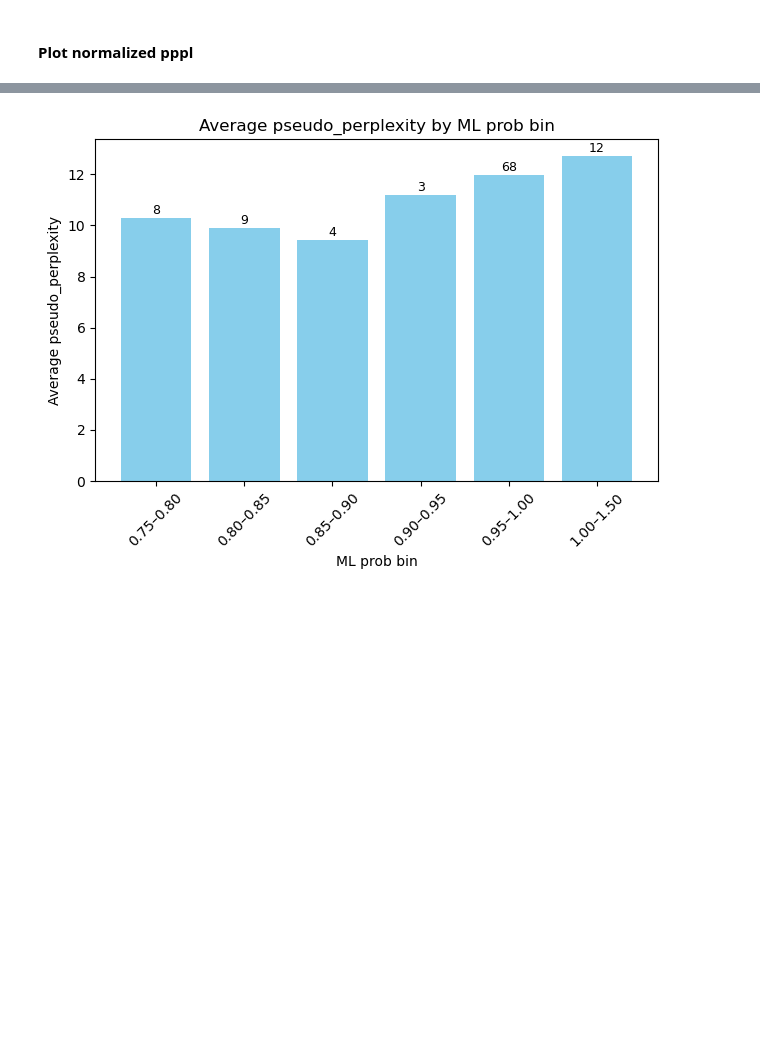
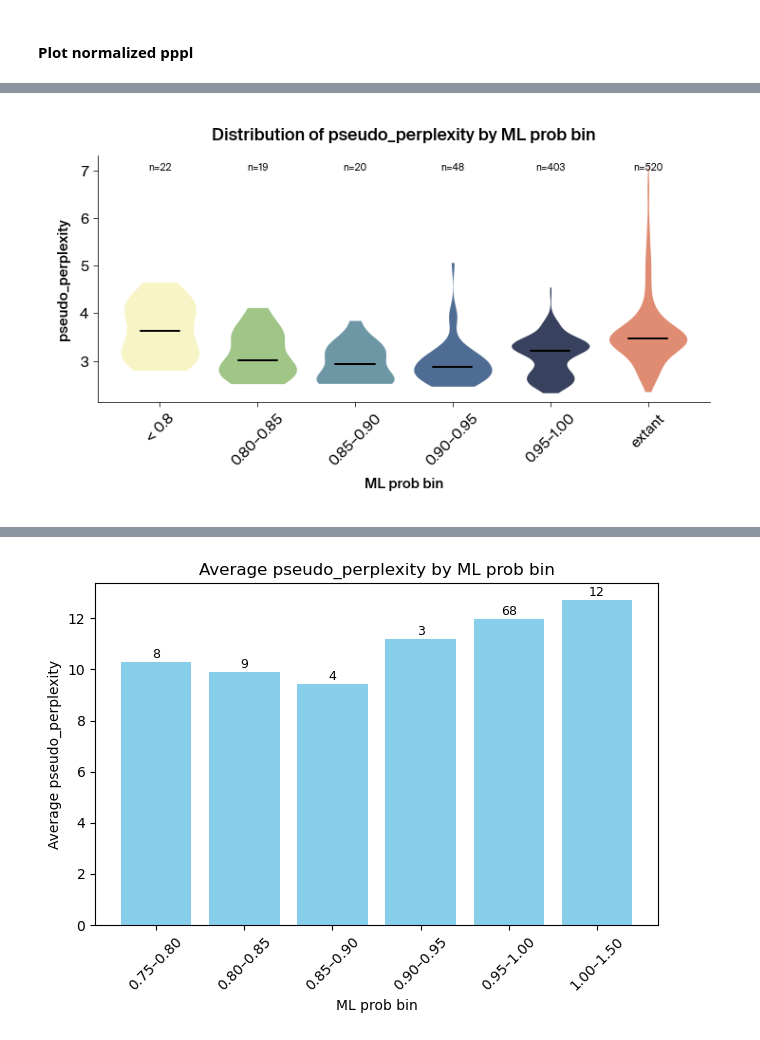
Before and after one commit to Arcadia-Science/2025-asr-plms, a Jupyter notebook: analyze_asr_esm2_complete.ipynb, the cells around one changed output, grey strips where cells are left out. Drawn from its saved outputs; the diff is of its cells as text; code cells hidden in the pictures; blank space fills up the shorter version.

```diff
--- a/analyze_asr_esm2_complete.ipynb
+++ b/analyze_asr_esm2_complete.ipynb
@@ -415,0 +409,87 @@ full_data
+# %%
+def box_plot(orig_input_df, bins, bin_labels, custom_colors, violin=False, show_stat='median'):
+    import matplotlib.pyplot as plt
+    import pandas as pd
+    import seaborn as sns
+
+    input_df = orig_input_df.copy()
+
+    # Bin the ML prob values using custom labels
+    input_df['ML_prob_bin'] = pd.cut(
+        input_df['ML prob'],
+        bins=bins,
+        labels=bin_labels,
+        include_lowest=True
+    )
+
+    # Drop rows with missing bin assignments or pseudo_perplexity
+    input_df = input_df.dropna(subset=['ML_prob_bin', 'pseudo_perplexity'])
+
+    # Count samples per bin
+    bin_counts = input_df['ML_prob_bin'].value_counts().sort_index()
+
+    # Calculate medians or means for each bin
+    group_stats = input_df.groupby('ML_prob_bin')['pseudo_perplexity'].agg(show_stat).values
+
+    # Plot
+    fig, ax = plt.subplots(figsize=(10, 6))
+
+    sns.violinplot(
+        x='ML_prob_bin',
+        y='pseudo_perplexity',
+        data=input_df,
+        ax=ax,
+        inner=None,
+        cut=0,
+        palette=custom_colors
+    )
+
+    # Add horizontal stat lines (mean or median)
+    for i, stat in enumerate(group_stats):
+        ax.plot([i - 0.2, i + 0.2], [stat, stat], color='black', linewidth=2)
+
+    # Labeling
+    ax.set_xlabel('ML prob bin')
+    ax.set_ylabel('pseudo_perplexity')
+    ax.set_title('Distribution of pseudo_perplexity by ML prob bin')
+    plt.suptitle("")
+
+    # Add group sizes slightly below top
+    y_max = ax.get_ylim()[1]
+    y_min = ax.get_ylim()[0]
+    offset = 0.03 * (y_max - y_min)
+
+    for i, (label, count) in enumerate(bin_counts.items()):
+        ax.text(i, y_max - offset, f'n={count}', ha='center', va='top', fontsize=10)
+
+    plt.xticks(rotation=45)
+    plt.tight_layout()
+    plt.show()
+
+
+
+
+# box_plot(full_data_both, [0.7, 0.8, 0.85, 0.9, 0.95, 1.0, 1.1],
+#         custom_colors = {
+#             '< 0.80': '#fffdbd',
+#             '0.80–0.85': '#9dd07c',
+#             '0.85–0.90': '#649bb0',
+#             '0.90–0.95': '#446b9f',
+#             '0.95–1.00': '#313f65',
+#             '1.00–1.10': '#F28360'
+#         }, ['< 0.8', '0.80-0.85', '', '1', '1', violin=True)
+
+bins = [0.7, 0.8, 0.85, 0.9, 0.95, 1.0, 1.1]
+bin_labels = ['< 0.8', '0.80–0.85', '0.85–0.90', '0.90–0.95', '0.95–1.00', 'extant']
+
+custom_colors = {
+    '< 0.8': '#fffdbd',
+    '0.80–0.85': '#9dd07c',
+    '0.85–0.90': '#649bb0',
+    '0.90–0.95': '#446b9f',
+    '0.95–1.00': '#313f65',
+    'extant': '#F28360'
+}
+
+box_plot(full_data_both, bins, bin_labels, custom_colors, violin=True)
+# %% [output]
@@ -415,0 +499 @@ full_data
+[figure, added]
```
Also changed, not shown: parts of 29 cells of this notebook, 1 other file.
